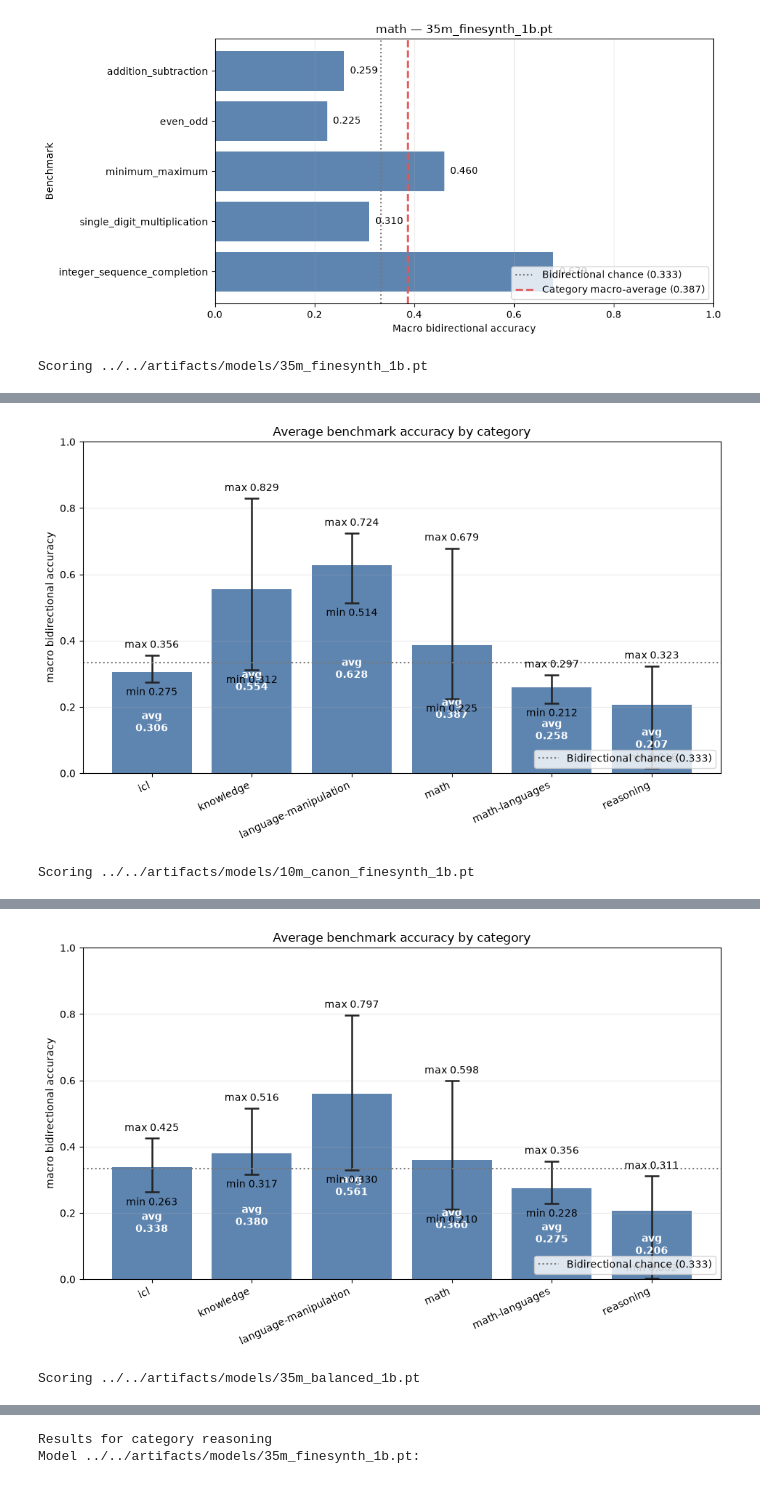
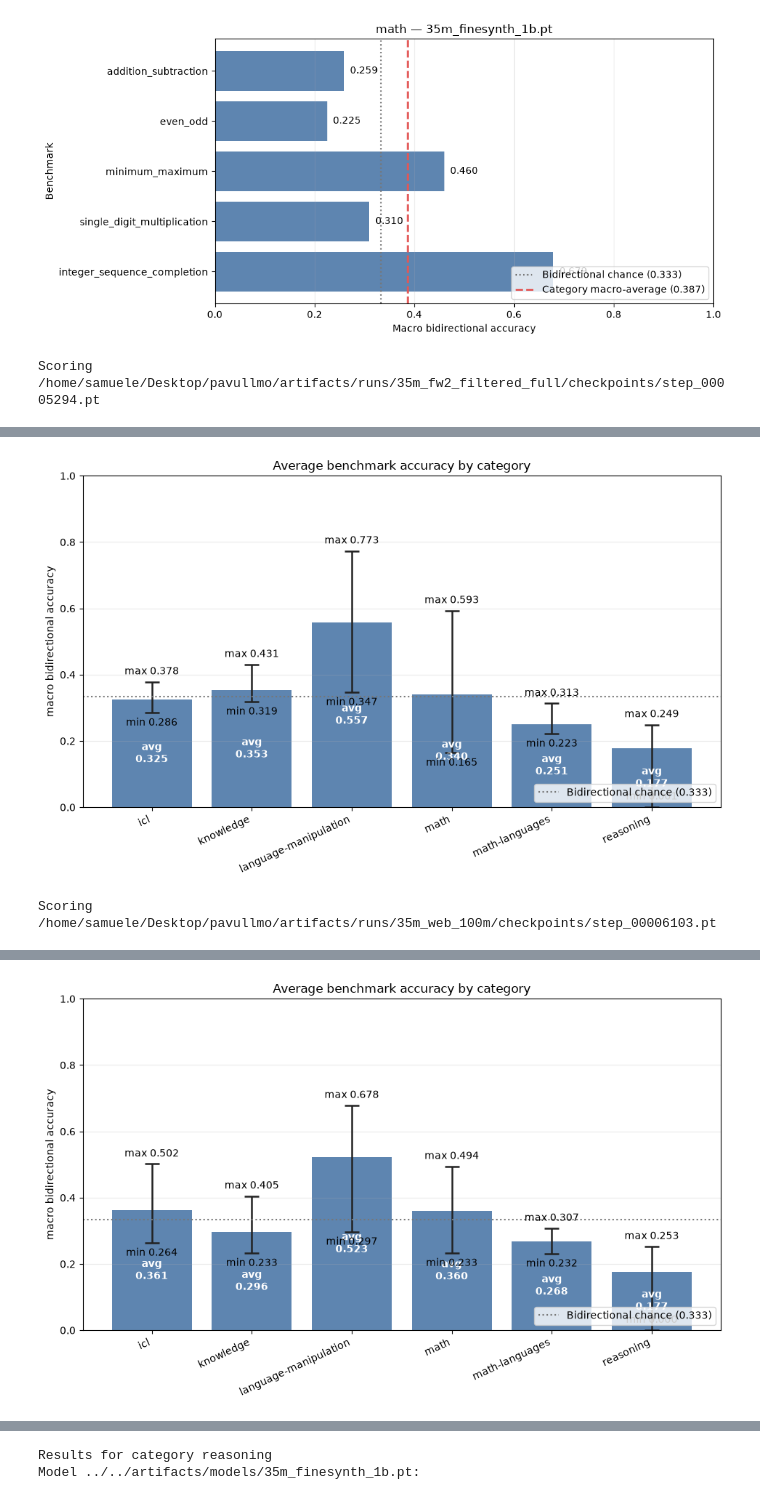
Before and after one commit to SamueleTondelli/pavullmo, a Jupyter notebook: src/evaluation/evaluate_pretrain.ipynb, the cells around one changed output, grey strips where cells are left out. Cells and saved outputs as stored; diff of their text form; code cells hidden in the pictures.

```diff
--- a/src/evaluation/evaluate_pretrain.ipynb
+++ b/src/evaluation/evaluate_pretrain.ipynb
@@ -94,11 +132,12 @@ METRIC_KEYS = (
 
 
 def evaluate_full_category(
-    model_checkpoint: str | Path,
+    model_path: str | Path,
     tokenizer_path: str | Path,
     benches_by_category: dict[str, list[Path]],
     category: str,
     *,
+    checkpoint: str | Path | None = None,
     batch_size: int = 32,
     requested_device: str = "auto",
     save_reports: bool = True,
@@ -113,16 +152,16 @@ def evaluate_full_category(
     if not benchmark_paths:
         raise ValueError(f"Category {category!r} contains no generated benchmarks")
 
-    checkpoint = resolve_input_path(model_checkpoint)
+    model_dir, checkpoint = resolve_model_checkpoint(model_path, checkpoint)
     tokenizer_file = resolve_input_path(tokenizer_path)
-    if not checkpoint.is_file():
-        raise FileNotFoundError(f"Checkpoint not found: {checkpoint}")
     if not tokenizer_file.is_file():
         raise FileNotFoundError(f"Tokenizer not found: {tokenizer_file}")
 
     device = scorer.choose_device(requested_device)
     tokenizer = spm.SentencePieceProcessor(model_file=str(tokenizer_file))
-    model, vocab_size, sequence_length = scorer.load_model(checkpoint, device)
+    model, vocab_size, sequence_length = load_model(
+        model_dir, device, checkpoint=checkpoint
+    )
     if tokenizer.vocab_size() != vocab_size:
         raise scorer.BenchmarkError(
             f"Tokenizer vocabulary size {tokenizer.vocab_size()} does not match "
@@ -132,7 +171,7 @@ def evaluate_full_category(
         raise scorer.BenchmarkError("Tokenizer must define a BOS token")
 
     pad_id = tokenizer.pad_id() if tokenizer.pad_id() >= 0 else 0
-    score_dir = SCORE_DIR / category / checkpoint.stem
+    score_dir = SCORE_DIR / category / checkpoint_report_name(checkpoint)
     benchmark_summaries: list[dict[str, Any]] = []
     detailed_reports: dict[str, dict[str, Any]] = {}
 
@@ -342,16 +382,23 @@ _ = plot_category_scores(evaluation_result)
 [figure]
 # %%
 def load_saved_category_results(
-    model_checkpoint: str | Path,
+    model_path: str | Path,
     categories: list[str] | None = None,
+    *,
+    checkpoint: str | Path | None = None,
 ) -> dict[str, dict[str, Any]]:
-    checkpoint = resolve_input_path(model_checkpoint)
+    path = resolve_input_path(model_path)
+    if checkpoint is None and path.suffix == ".pt":
+        # Existing reports can be read even after the weights are moved.
+        checkpoint = path
+    else:
+        _, checkpoint = resolve_model_checkpoint(model_path, checkpoint)
     selected_categories = sorted(categories or benchmarks)
     results: dict[str, dict[str, Any]] = {}
     missing: list[Path] = []
 
     for category in selected_categories:
-        score_dir = SCORE_DIR / category / checkpoint.stem
+        score_dir = SCORE_DIR / category / checkpoint_report_name(checkpoint)
         benchmark_summaries: list[dict[str, Any]] = []
         reports: dict[str, dict[str, Any]] = {}
         for benchmark_path in benchmarks[category]:
@@ -518,24 +565,33 @@ def plot_category_averages(
     return fig, ax
 
 
-def score_all_categories(model_checkpoint: Path, tokenizer: Path, benches: dict[str, list[Path]]):
-    print(f"Scoring {model_checkpoint}")
+def score_all_categories(
+    model_path: str | Path,
+    tokenizer: str | Path,
+    benches: dict[str, list[Path]],
+    *,
+    checkpoint: str | Path | None = None,
+):
+    # Select once so all categories evaluate the same save.
+    model_dir, selected_checkpoint = resolve_model_checkpoint(model_path, checkpoint)
+    print(f"Scoring {selected_checkpoint}")
     cat_results = {}
     for c in benches:
         cat_results[c] = evaluate_full_category(
-            model_checkpoint,
+            model_dir,
             tokenizer,
             benches,
             c,
+            checkpoint=selected_checkpoint,
             batch_size=BATCH_SIZE,
             requested_device=DEVICE,
             save_reports=SAVE_DETAILED_REPORTS,
         )
     _ = plot_category_averages(cat_results)
 # %%
-models_toks = [(MODEL_CHECKPOINT, TOKENIZER), ("../../artifacts/models/10m_canon_finesynth_1b.pt", TOKENIZER), ("../../artifacts/models/35m_balanced_1b.pt", "../../artifacts/tokenizers/production_16k/tokenizer.model")]
+models_toks = [("../../artifacts/runs/35m_fw2_filtered_full", TOKENIZER), ("../../artifacts/runs/35m_web_100m", TOKENIZER)]
 
 for m, t in models_toks:
     score_all_categories(m, t, benchmarks)
 # %% [output]
-Scoring ../../artifacts/models/35m_finesynth_1b.pt
+Scoring /home/samuele/Desktop/pavullmo/artifacts/runs/35m_fw2_filtered_full/checkpoints/step_00005294.pt
@@ -542,2 +604,2 @@ Scoring ../../artifacts/models/35m_finesynth_1b.pt
-[figure, old version]
+[figure, new version]
-Scoring ../../artifacts/models/10m_canon_finesynth_1b.pt
+Scoring /home/samuele/Desktop/pavullmo/artifacts/runs/35m_web_100m/checkpoints/step_00006103.pt
@@ -544,2 +612 @@ Scoring ../../artifacts/models/10m_canon_finesynth_1b.pt
-[figure, old version]
+[figure, new version]
-Scoring ../../artifacts/models/35m_balanced_1b.pt
```
Also changed, not shown: parts of 6 cells of this notebook, 2 other files.
